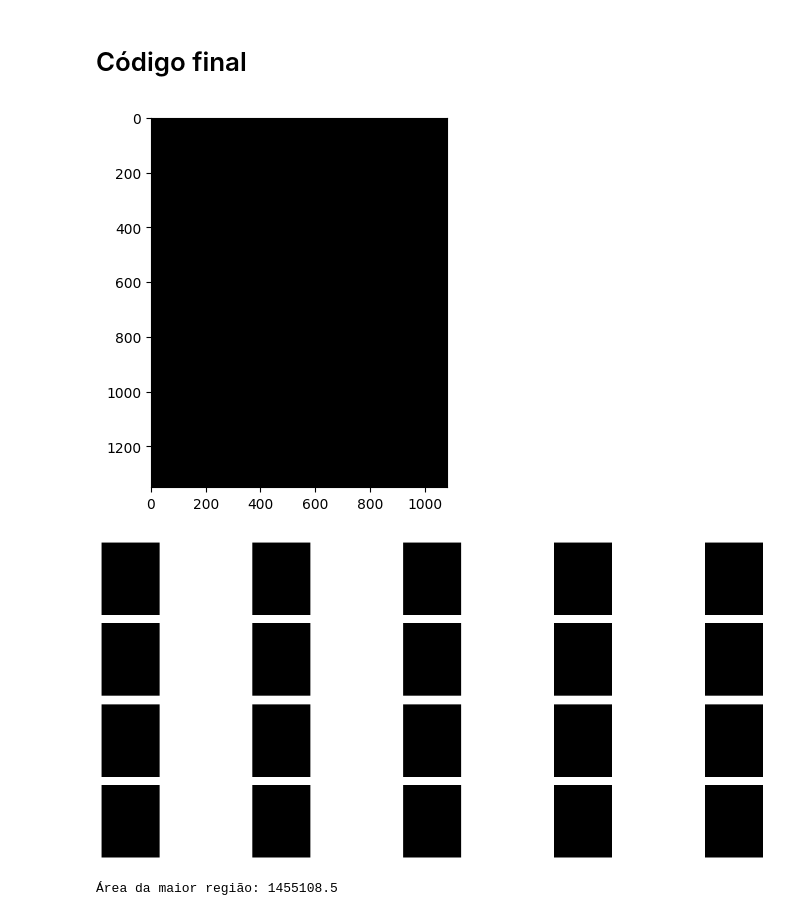
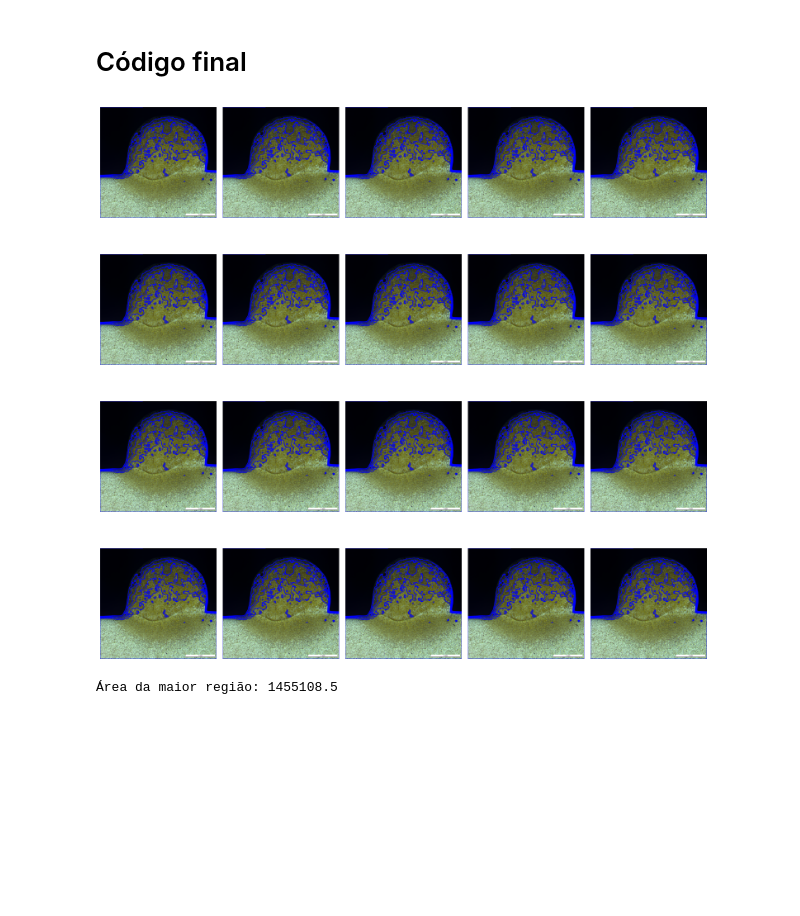
Before and after one commit to leoforner/Calc_diluicao_automatico, a Jupyter notebook: IC.ipynb, the cells around one changed output. Cells and saved outputs as stored; diff of their text form; code cells hidden in the pictures; blank space fills up the shorter version.

Commit message:
mostra as 20 imagens, mas são todas iguais

```diff
--- a/IC.ipynb
+++ b/IC.ipynb
@@ -821,10 +821,12 @@ plt.show()
 import matplotlib.pyplot as plt
 import numpy as np
 import cv2 as cv
+from PIL import Image
 
 
 # Read the image from the specified path
-image_path = 'C:/Users/leona/OneDrive - UFSC/Imagens/robota/Caputinho.png'
+image_path = 'C:/Users/leona/OneDrive - UFSC/Imagens/IC/imagens-20240604T172236Z-001/imagens/teste3.tif'
+image_path = str(image_path).replace("\\", "/")
 
 # Read an image using OpenCV
 image = Image.open(image_path).convert('RGB')
@@ -836,50 +838,53 @@ pb_image = cv.cvtColor(image, cv.COLOR_BGR2GRAY)
 
 masc_image = []
 
-for j in range(4):
-  for i in range(5):
+for j in range(1,5):
+
+  for i in range(1,6):
 
 
     blur = cv.GaussianBlur(pb_image, (61 + j*20, 61 + j*20), 0)
 
     ret,thresh = cv.threshold(blur,(10 + (15*i)),255,0)
 
-    masc_image.append(thresh)
+    #masc_image.append(thresh)
 
     cnts, hierarchy = cv.findContours(thresh,cv.RETR_TREE,cv.CHAIN_APPROX_SIMPLE)
     cv.drawContours(image, cnts, -1, (0,0,255), 5)
 
-    masc_image[i*(j+1)] = image
+    masc_image.append( image)
 
+
+    '''
     plt.imshow(blur, cmap=plt.cm.gray)
     plt.axis('off')
     plt.show()
     plt.imshow(thresh, cmap=plt.cm.gray)
     plt.axis('off')
     plt.show()
-    plt.imshow(img, cmap=plt.cm.gray)
+    plt.imshow(image, cmap=plt.cm.gray)
     plt.axis('off')
     plt.show()
+    '''
 
 
 
 
 # Criando a figura e os eixos
 fig, axs = plt.subplots(4, 5, figsize=(15, 15))
 
 # Plotando as imagens
 for i, ax in enumerate(axs.flat):
     ax.imshow(masc_image[i], cmap='gray')  # Altere o cmap conforme necessário
     ax.axis('off')  # Desliga os eixos
 
 # Ajustando o layout para evitar sobreposição
 plt.tight_layout()
 
 # Mostrando o plot
 plt.show()
 # %% [output]
-[figure, old version]
+[figure, new version]
-[figure, removed]
 # %%
 import cv2
 import numpy as np
```
